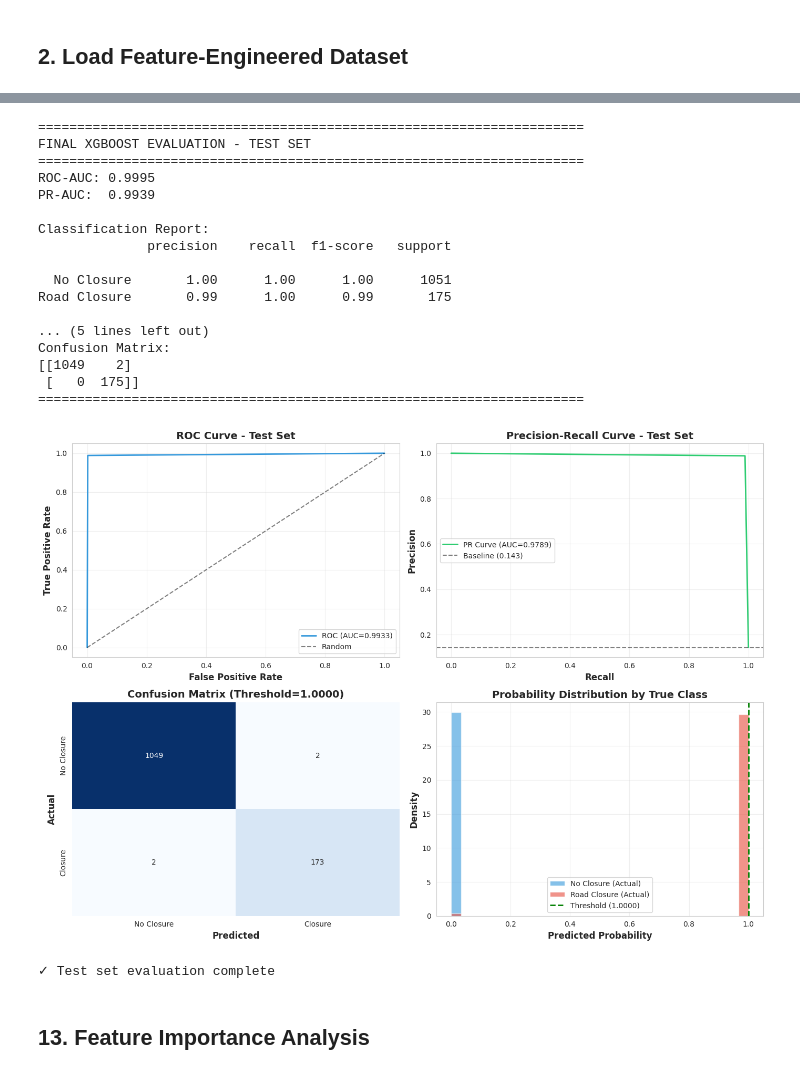
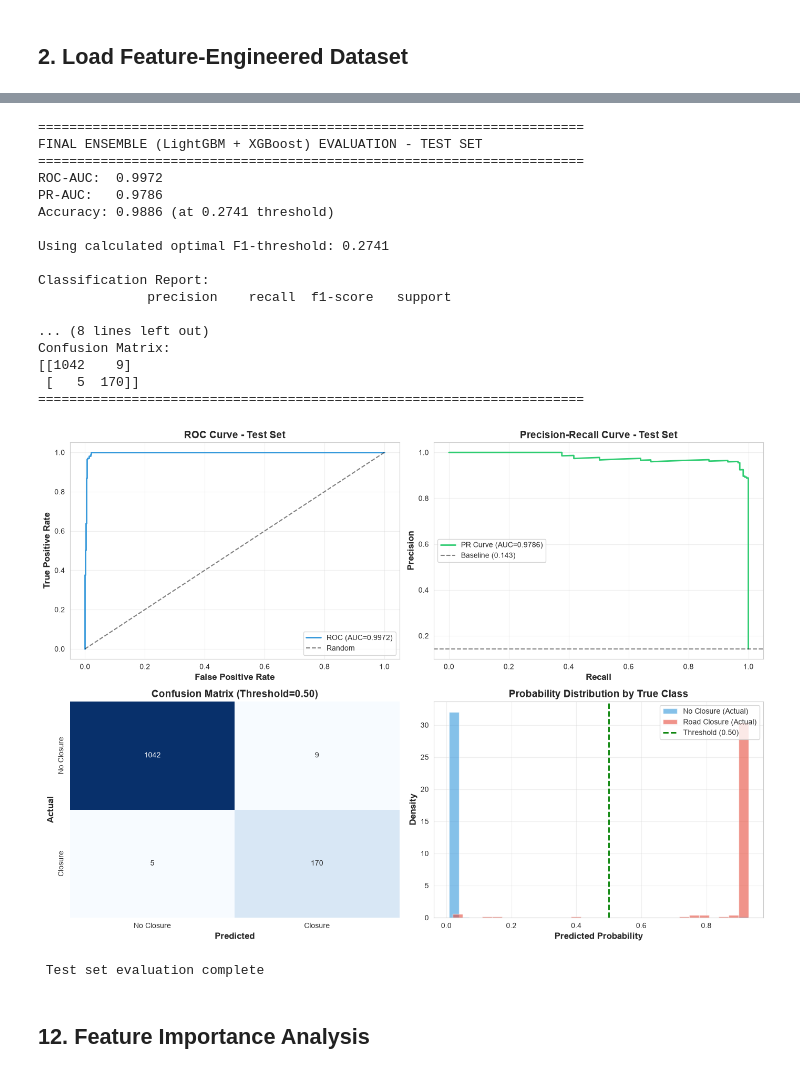
Before and after one commit to Tusshar08/GridLock_Phase2, a Jupyter notebook: notebooks/model1/model.ipynb, the cells around one changed output, grey strips where cells are left out. Drawn from its saved outputs; the diff is of its cells as text; code cells hidden in the pictures.

```diff
--- a/notebooks/model1/model.ipynb
+++ b/notebooks/model1/model.ipynb
@@ -995,42 +1022,46 @@ print("✓ Threshold visualization updated and fixed.")
 # %%
-# Final evaluation on TEST set using the Calibrated XGBoost model
-test_probs_xgb = calibrated_xgb.predict_proba(X_test)[:, 1]
-test_roc_auc_xgb = roc_auc_score(y_test, test_probs_xgb)
-test_prauc_xgb = average_precision_score(y_test, test_probs_xgb)
-
-# Using standard 0.5 threshold for final report
-test_preds_xgb = (test_probs_xgb >= 0.5).astype(int)
+# Final evaluation on TEST set using the ensemble
+test_probs    = ensemble_test_proba
+test_roc_auc  = roc_auc_score(y_test, test_probs)
+test_prauc    = average_precision_score(y_test, test_probs)
+test_preds    = (test_probs >= optimal_threshold).astype(int)
+test_acc      = accuracy_score(y_test, test_preds)
+cm            = confusion_matrix(y_test, test_preds)
 
 print("="*70)
-print("FINAL XGBOOST EVALUATION - TEST SET")
+print("FINAL ENSEMBLE (LightGBM + XGBoost) EVALUATION - TEST SET")
 print("="*70)
-print(f"ROC-AUC: {test_roc_auc_xgb:.4f}")
-print(f"PR-AUC:  {test_prauc_xgb:.4f}")
+print(f"ROC-AUC:  {test_roc_auc:.4f}")
+print(f"PR-AUC:   {test_prauc:.4f}")
+print(f"Accuracy: {test_acc:.4f} (at {optimal_threshold:.4f} threshold)")
+print(f"\nUsing calculated optimal F1-threshold: {optimal_threshold:.4f}")
 print("\nClassification Report:")
-print(classification_report(y_test, test_preds_xgb, target_names=['No Closure', 'Road Closure']))
+print(classification_report(y_test, test_preds, target_names=['No Closure', 'Road Closure']))
+print("\nConfusion Matrix:")
+print(cm)
+print("="*70)
 
-# Confusion Matrix
-cm_xgb = confusion_matrix(y_test, test_preds_xgb)
-print(f"\nConfusion Matrix:")
-print(cm_xgb)
-print("="*70)
+# Alias used by downstream cells
+test_probs_xgb   = test_probs
+test_roc_auc_xgb = test_roc_auc
+test_prauc_xgb   = test_prauc
 # %% [output]
 ======================================================================
-FINAL XGBOOST EVALUATION - TEST SET
+FINAL ENSEMBLE (LightGBM + XGBoost) EVALUATION - TEST SET
 ======================================================================
-ROC-AUC: 0.9995
-PR-AUC:  0.9939
+ROC-AUC:  0.9972
+PR-AUC:   0.9786
+Accuracy: 0.9886 (at 0.2741 threshold)
+
+Using calculated optimal F1-threshold: 0.2741
 
 Classification Report:
               precision    recall  f1-score   support
 
-  No Closure       1.00      1.00      1.00      1051
-Road Closure       0.99      1.00      0.99       175
-
-... (5 lines left out)
+... (8 lines left out)
 Confusion Matrix:
-[[1049    2]
- [   0  175]]
+[[1042    9]
+ [   5  170]]
 ======================================================================
 # %%
 # Visualize test set performance
@@ -1053,40 +1084,38 @@ axes[0, 1].plot(recall_test, precision_test, linewidth=2, color='#2ecc71',
 axes[0, 1].axhline(y=y_test.mean(), color='k', linestyle='--', alpha=0.5,
                    label=f'Baseline ({y_test.mean():.3f})')
 axes[0, 1].set_xlabel('Recall', fontsize=12, fontweight='bold')
 axes[0, 1].set_ylabel('Precision', fontsize=12, fontweight='bold')
 axes[0, 1].set_title('Precision-Recall Curve - Test Set', fontsize=14, fontweight='bold')
 axes[0, 1].legend(loc='best')
 axes[0, 1].grid(alpha=0.3)
 
 # Plot 3: Confusion Matrix
 sns.heatmap(cm, annot=True, fmt='d', cmap='Blues', cbar=False, ax=axes[1, 0],
             xticklabels=['No Closure', 'Closure'],
             yticklabels=['No Closure', 'Closure'])
 axes[1, 0].set_ylabel('Actual', fontsize=12, fontweight='bold')
 axes[1, 0].set_xlabel('Predicted', fontsize=12, fontweight='bold')
-axes[1, 0].set_title(f'Confusion Matrix (Threshold={optimal_threshold:.4f})',
-                     fontsize=14, fontweight='bold')
+axes[1, 0].set_title('Confusion Matrix (Threshold=0.50)', fontsize=14, fontweight='bold')
 
 # Plot 4: Predicted Probability Distribution by True Class
 axes[1, 1].hist(calibrated_test_proba[y_test == 0], bins=30, alpha=0.6,
                 label='No Closure (Actual)', color='#3498db', density=True)
 axes[1, 1].hist(calibrated_test_proba[y_test == 1], bins=30, alpha=0.6,
                 label='Road Closure (Actual)', color='#e74c3c', density=True)
-axes[1, 1].axvline(optimal_threshold, color='green', linestyle='--', linewidth=2,
-                   label=f'Threshold ({optimal_threshold:.4f})')
+axes[1, 1].axvline(0.5, color='green', linestyle='--', linewidth=2, label='Threshold (0.50)')
 axes[1, 1].set_xlabel('Predicted Probability', fontsize=12, fontweight='bold')
 axes[1, 1].set_ylabel('Density', fontsize=12, fontweight='bold')
 axes[1, 1].set_title('Probability Distribution by True Class', fontsize=14, fontweight='bold')
 axes[1, 1].legend(loc='best')
 axes[1, 1].grid(alpha=0.3)
 
 plt.tight_layout()
 plt.show()
 
-print("✓ Test set evaluation complete")
+print(" Test set evaluation complete")
 # %% [output]
-[figure, old version]
+[figure, new version]
-✓ Test set evaluation complete
+ Test set evaluation complete
 # %% [markdown]
-## 13. Feature Importance Analysis
+## 12. Feature Importance Analysis
 # %%
```
Also changed, not shown: parts of 53 cells of this notebook.
